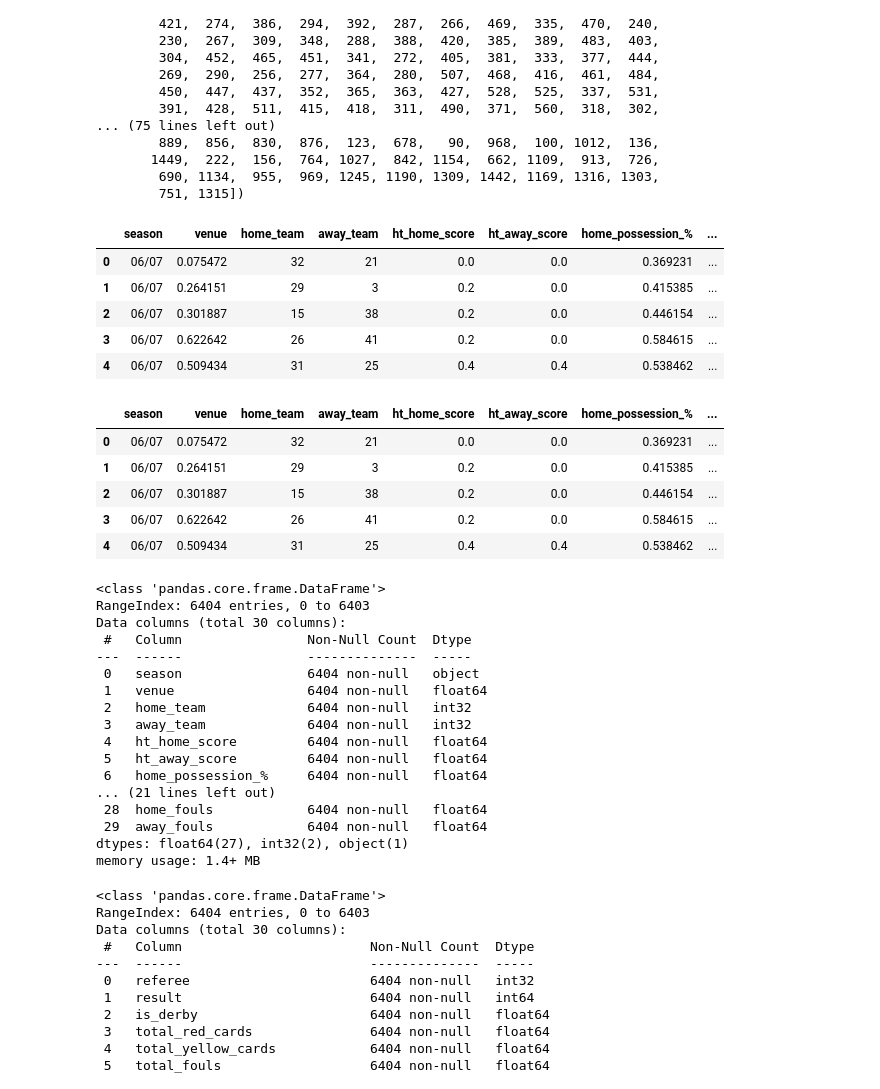
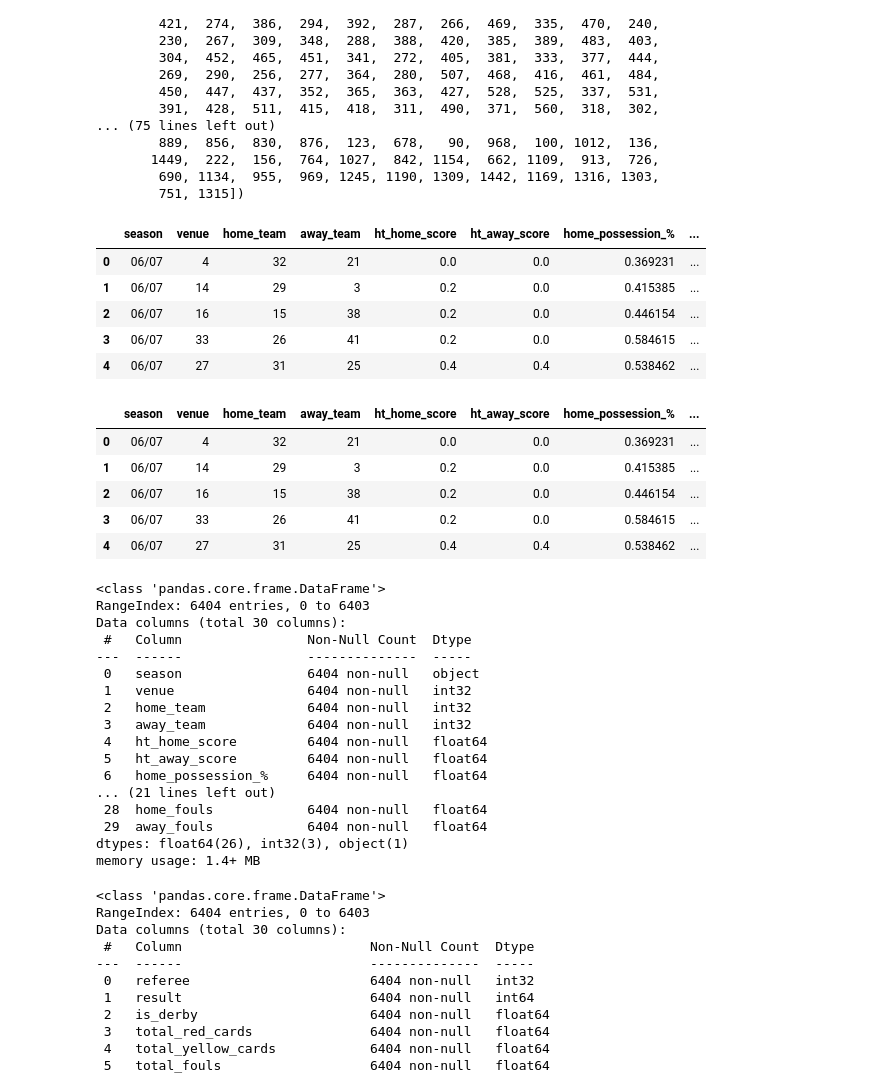
Before and after one commit to TheOX027/Premier-League-2022-2023-Streamlit-App, a Jupyter notebook: predict_matches_4.ipynb, the cells around one changed output. Drawn from its saved outputs; the diff is of its cells as text; code cells hidden in the pictures.

```diff
--- a/predict_matches_4.ipynb
+++ b/predict_matches_4.ipynb
@@ -380,30 +380,30 @@ df['is_derby'] = df['is_derby'].map(ordinal_mapping['derby_result'])
 # %%
 from sklearn.preprocessing import MinMaxScaler
 
 # Menentukan kolom-kolom yang akan di-MinMax Scaling
 columns_to_scale = df.select_dtypes(include=['int32', 'int64', 'float64']).columns
-columns_to_scale = columns_to_scale.drop(['home_team', 'away_team', 'referee', 'result'])
+columns_to_scale = columns_to_scale.drop(['home_team', 'away_team', 'referee', 'result', 'venue'])
 
 # Melakukan Min-Max Scaling pada kolom-kolom tersebut
 scaler = MinMaxScaler()
 df[columns_to_scale] = scaler.fit_transform(df[columns_to_scale])
 df.head()
 # %% [output]
 |  | season | venue | home_team | away_team | ht_home_score | ht_away_score | home_possession_% | ... |
-| 0 | 06/07 | 0.075472 | 32 | 21 | 0.0 | 0.0 | 0.369231 | ... |
-| 1 | 06/07 | 0.264151 | 29 | 3 | 0.2 | 0.0 | 0.415385 | ... |
-| 2 | 06/07 | 0.301887 | 15 | 38 | 0.2 | 0.0 | 0.446154 | ... |
-| 3 | 06/07 | 0.622642 | 26 | 41 | 0.2 | 0.0 | 0.584615 | ... |
-| 4 | 06/07 | 0.509434 | 31 | 25 | 0.4 | 0.4 | 0.538462 | ... |
+| 0 | 06/07 | 4 | 32 | 21 | 0.0 | 0.0 | 0.369231 | ... |
+| 1 | 06/07 | 14 | 29 | 3 | 0.2 | 0.0 | 0.415385 | ... |
+| 2 | 06/07 | 16 | 15 | 38 | 0.2 | 0.0 | 0.446154 | ... |
+| 3 | 06/07 | 33 | 26 | 41 | 0.2 | 0.0 | 0.584615 | ... |
+| 4 | 06/07 | 27 | 31 | 25 | 0.4 | 0.4 | 0.538462 | ... |
 # %%
 df.head()
 # %% [output]
 |  | season | venue | home_team | away_team | ht_home_score | ht_away_score | home_possession_% | ... |
-| 0 | 06/07 | 0.075472 | 32 | 21 | 0.0 | 0.0 | 0.369231 | ... |
-| 1 | 06/07 | 0.264151 | 29 | 3 | 0.2 | 0.0 | 0.415385 | ... |
-| 2 | 06/07 | 0.301887 | 15 | 38 | 0.2 | 0.0 | 0.446154 | ... |
-| 3 | 06/07 | 0.622642 | 26 | 41 | 0.2 | 0.0 | 0.584615 | ... |
-| 4 | 06/07 | 0.509434 | 31 | 25 | 0.4 | 0.4 | 0.538462 | ... |
+| 0 | 06/07 | 4 | 32 | 21 | 0.0 | 0.0 | 0.369231 | ... |
+| 1 | 06/07 | 14 | 29 | 3 | 0.2 | 0.0 | 0.415385 | ... |
+| 2 | 06/07 | 16 | 15 | 38 | 0.2 | 0.0 | 0.446154 | ... |
+| 3 | 06/07 | 33 | 26 | 41 | 0.2 | 0.0 | 0.584615 | ... |
+| 4 | 06/07 | 27 | 31 | 25 | 0.4 | 0.4 | 0.538462 | ... |
 # %%
 df.iloc[:, :30].info()
 # %% [output]
@@ -413,7 +413,7 @@ Data columns (total 30 columns):
  #   Column                Non-Null Count  Dtype
 ---  ------                --------------  -----
  0   season                6404 non-null   object
- 1   venue                 6404 non-null   float64
+ 1   venue                 6404 non-null   int32
  2   home_team             6404 non-null   int32
  3   away_team             6404 non-null   int32
  4   ht_home_score         6404 non-null   float64
@@ -422,7 +422,7 @@ Data columns (total 30 columns):
 ... (21 lines left out)
  28  home_fouls            6404 non-null   float64
  29  away_fouls            6404 non-null   float64
-dtypes: float64(27), int32(2), object(1)
+dtypes: float64(26), int32(3), object(1)
 memory usage: 1.4+ MB
 # %%
 df.iloc[:, 30:60].info()
```
Also changed, not shown: parts of 21 cells of this notebook.
